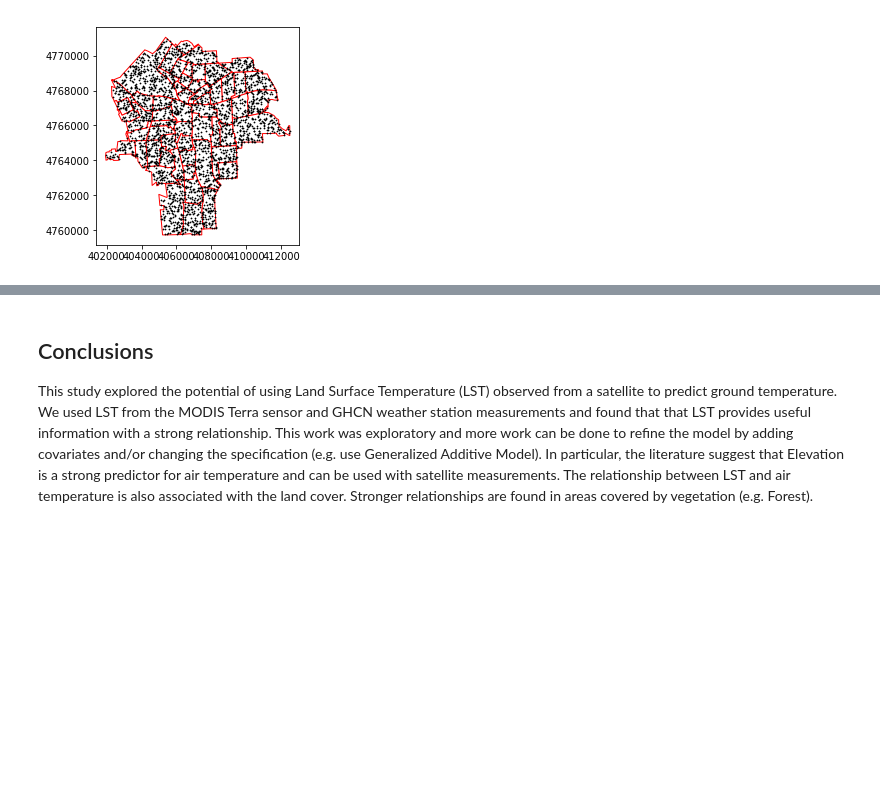
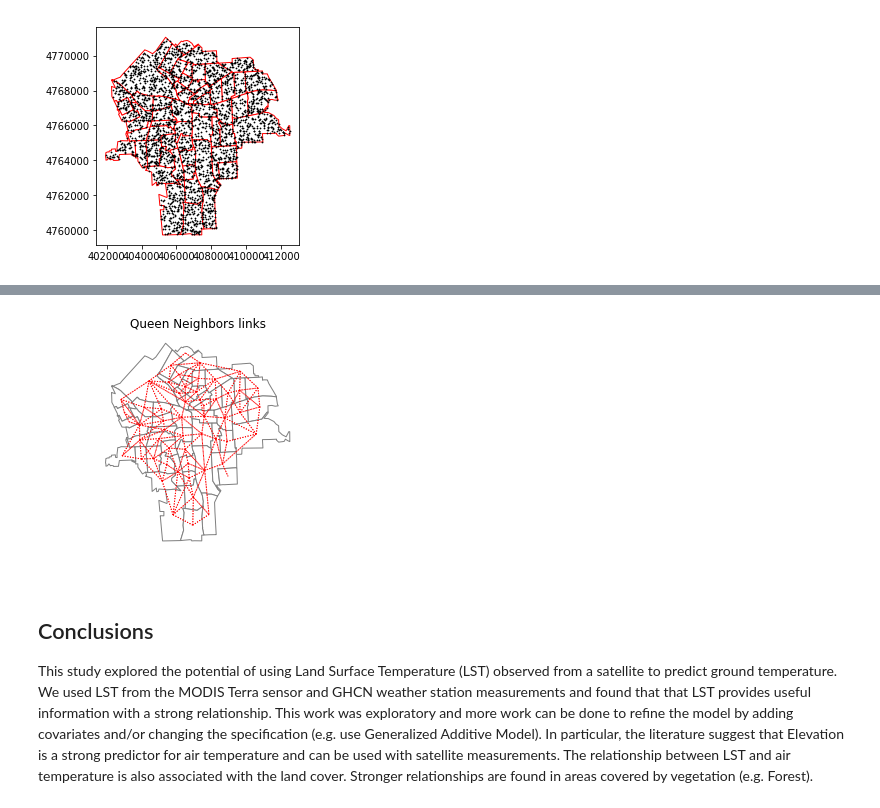
Before and after one commit to bparment1/workshops_courses_spatial_analyses, a Jupyter notebook: exercise1_spatial_analyses_Syracuse.ipynb, the cells around one changed output, grey strips where cells are left out. Saved outputs shown, nothing was run; the diff lists cells and outputs as text; code cells hidden in the pictures; blank space fills up the shorter version.

```diff
--- a/exercise1_spatial_analyses_Syracuse.ipynb
+++ b/exercise1_spatial_analyses_Syracuse.ipynb
@@ -503,0 +422,86 @@ KeyError: 'TRACT'
+# %%
+#################################################
+##### PART IV: Spatial regression: Vulnerability to metals #############
+#Examine the relationship between  Pb and vulnerable populations in Syracuse
+
+######## Step 1: Explore neighbors with pysal
+
+w = Queen.from_dataframe(census_metals_gpd)
+type(w)
+w.transform = 'r'
+w.n # number of observations (spatial features)
+census_metals_gpd.index #this is the index used for neighbors
+w.neighbors # list of neighbours per census track
+w.mean_neighbors #average number of neighbours
+
+### Visualizaing neighbors:
+ax = census_metals_gpd.plot(edgecolor='grey',
+                            facecolor='w')
+f,ax = w.plot(census_metals_gpd, ax=ax,
+        edge_kws=dict(color='r', linestyle=':',
+                      linewidth=1),
+        node_kws=dict(marker=''))
+ax.set_axis_off()
+ax.set_title("Queen Neighbors links")
+
+########## Step 2: Explore Moran's I ##########
+
+#http://pysal.org/notebooks/viz/splot/esda_morans_viz
+y = census_metals_gpd['pb_ppm']
+w_queen = ps.lib.weights.Queen.from_shapefile(outfile_metals_shp)
+y_lag = ps.model.spreg.lag_spatial(w_queen,y)
+census_metals_gpd['y'] = census_metals_gpd['pb_ppm']
+census_metals_gpd['y_lag'] = y_lag
+
+ax= sns.regplot(x='y',y='y_lag',data=census_metals_gpd)
+ax.set_title("Moran's scatter plot")
+
+### Visualize the Moran's I with standardized values
+scaler = StandardScaler()
+census_metals_gpd['y_std'] = scaler.fit_transform(census_metals_gpd['pb_ppm'].values.reshape(-1,1))
+census_metals_gpd['y_lag_std'] = ps.model.spreg.lag_spatial(w_queen,
+                                                census_metals_gpd['y_std']) #this is a numpy array
+
+ax= sns.regplot(x='y_std',y='y_lag_std',data=census_metals_gpd)
+ax.set_title("Moran's scatter plot")
+ax.axhline(0, color='black')
+ax.axvline(0, color='black')
+#for more in depth understanding take a look at: http://darribas.org/gds15/content/labs/lab_06.html
+
+#This suggests autocorrelation.
+#Let's us Moran's I.
+
+moran = Moran(y, w)
+moran.I # Moran's I value
+moran.p_sim # Permutation test suggests that autocorrelation is significant
+
+########## Step 3: Spatial Regression ##########
+
+y.values.shape #not the right dimension
+y = y.values.reshape(len(y),1)
+
+y_lag = y_lag.reshape(len(y_lag),1)
+x = census_metals_gpd['perc_hispa']
+x = x.values.reshape(len(x),1)
+
+mod_ols = ps.model.spreg.OLS(y,x)
+mod_ols.u
+m_I_residuals = ps.explore.esda.Moran(mod_ols.u,w_queen)
+m_I_residuals.I
+m_I_residuals.p_sim #significant autocorrelation
+
+#take into account autocorr in spreg
+mod_ols.summary
+mod_ols_test = ps.model.spreg.OLS(y,x,w_queen)
+mod_ols_test.summary
+
+mod_ml_lag = ps.model.spreg.ML_Lag(y,x,w_queen)
+mod_ml_lag.summary
+mod_ml_lag.u
+m_ml_I_residuals = ps.explore.esda.Moran(mod_ml_lag.u,w_queen)
+m_ml_I_residuals.I # Moran's I is lower now!!!
+
+m_ml_I_residuals.p_sim #not significant autocorrelation
+
+################################## END OF SCRIPT ########################################
+# %% [output]
@@ -504,3 +509,4 @@ KeyError: 'TRACT'
+[figure, added]
 # %% [markdown]
 ## Conclusions
 
```
Also changed, not shown: parts of 8 cells of this notebook.
